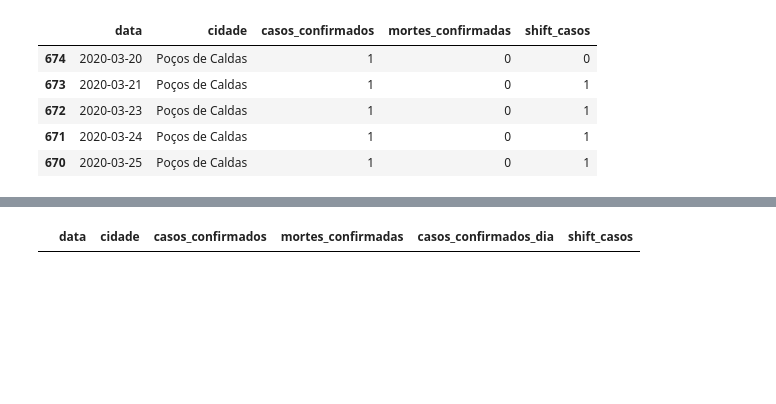
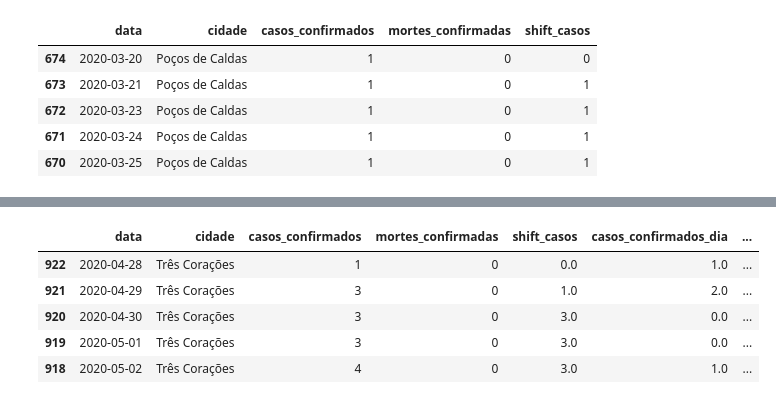
Before and after one commit to lucheol/in242-t194, a Jupyter notebook: Aula05_Extract.ipynb, the cells around one changed output, grey strips where cells are left out. Cells and saved outputs as stored; diff of their text form; code cells hidden in the pictures; blank space fills up the shorter version.

```diff
--- a/Aula05_Extract.ipynb
+++ b/Aula05_Extract.ipynb
@@ -81,7 +81,3 @@ for cidade in cidades:
     # df_resultado.append(df_cidade, sort=False)
     # df = pd.merge(df, df_cidade)
     # df_resultado_2 = pd.concat([df_resultado_2, df_cidade])
-# %%
-df_cidade
-# %% [output]
-|  | data | cidade | casos_confirmados | mortes_confirmadas | casos_confirmados_dia | shift_casos |
@@ -92,0 +95,16 @@ df_cidade
+# %%
+# resolvendo com o append
+df_resultado = pd.DataFrame([], columns=df.columns)
+
+for cidade in cidades:
+    df_cidade = processa_cidade(df, cidade)
+    df_resultado = df_resultado.append(df_cidade, sort=False)
+
+df_resultado.head()
+# %% [output]
+|  | data | cidade | casos_confirmados | mortes_confirmadas | shift_casos | casos_confirmados_dia | ... |
+| 922 | 2020-04-28 | Três Corações | 1 | 0 | 0.0 | 1.0 | ... |
+| 921 | 2020-04-29 | Três Corações | 3 | 0 | 1.0 | 2.0 | ... |
+| 920 | 2020-04-30 | Três Corações | 3 | 0 | 3.0 | 0.0 | ... |
+| 919 | 2020-05-01 | Três Corações | 3 | 0 | 3.0 | 0.0 | ... |
+| 918 | 2020-05-02 | Três Corações | 4 | 0 | 3.0 | 1.0 | ... |
```
Also changed, not shown: parts of 10 cells of this notebook, 6 other files.
